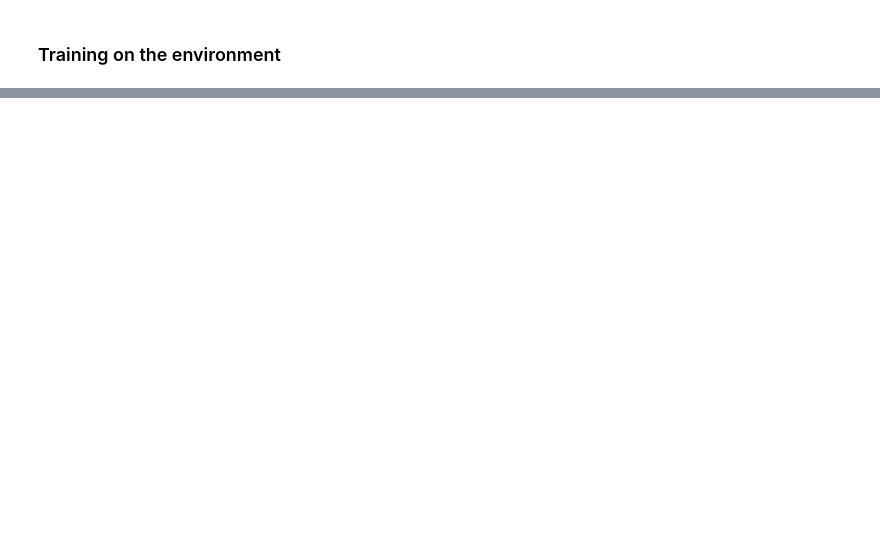
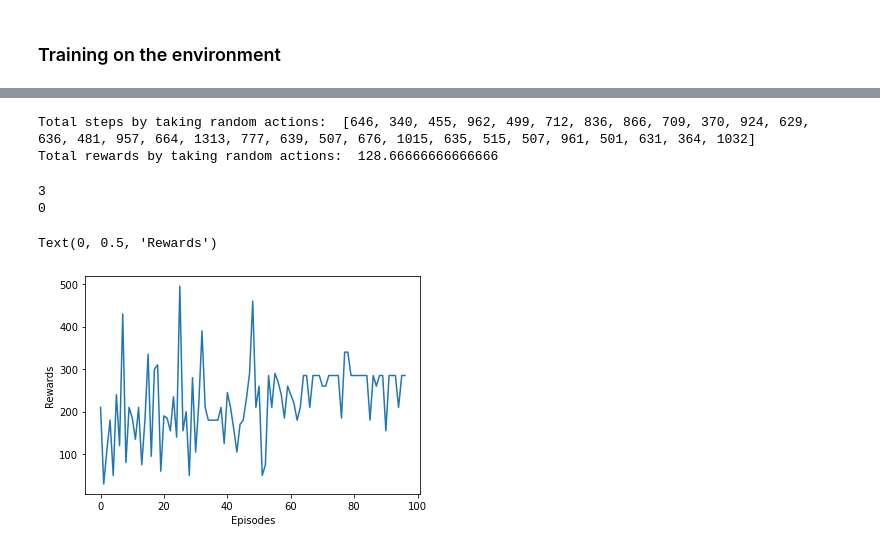
Before and after one commit to maxyang27896/Reinforcement-Learning-Algorithms, a Jupyter notebook: Atari Space Invader/Space_Invader_DQN_Keras.ipynb, the cells around one changed output, grey strips where cells are left out. Cells and saved outputs as stored; diff of their text form; code cells hidden in the pictures; blank space fills up the shorter version.

```diff
--- a/Atari Space Invader/Space_Invader_DQN_Keras.ipynb
+++ b/Atari Space Invader/Space_Invader_DQN_Keras.ipynb
@@ -318,7 +491,10 @@ Memory length:  774
+# %%
+def update_model():
+    TargetDQNewtork.set_weights(DQNetwork.get_weights())
 # %%
 # Check time taken to train for 1 batch
 start_time = time.time()
-history = model_fit(BATCH_SIZE)
+history = model_train(BATCH_SIZE)
 print("Loss is :", history.history['loss'][0])
 print("Elapsed_time: ", time.time() - start_time)
 # %% [output]
@@ -327,3 +501,0 @@ Elapsed_time:  2.338273525238037
-# %%
-state, action, reward, state_next, done = memory.buffer[0]
-plot_frames([state[:,:,i] for i in range(0,4)], ['Frame ' + str(1) for i in range(0,4)])
@@ -332,5 +501,0 @@ plot_frames([state[:,:,i] for i in range(0,4)], ['Frame ' + str(1) for i in rang
-# %%
-import itertools
-deque_slice = deque(itertools.islice(memory.buffer, 600, 606))
-for state, action, reward, state_next, done in deque_slice:
-    plot_frames([state[:,:,i] for i in range(0,4)], ['Frame ' + str(1) for i in range(0,4)])
@@ -426 +668,9 @@ Afte 200 steps, exploration rate: 0.9802, reward: 30.0, Model loss: 0.5666, Time
 KeyboardInterrupt:
+# %%
+# DO a DQN and TargetDQN Test before training    # For debugging AVERAGE REWARD IS +-50
+steps, total_reward = test(30, model = DQNetwork, memory = None)
+print("Total steps by taking random actions: ", steps)
+print("Total rewards by taking random actions: ", total_reward)
+# %% [output]
+Total steps by taking random actions:  [646, 340, 455, 962, 499, 712, 836, 866, 709, 370, 924, 629, 636, 481, 957, 664, 1313, 777, 639, 507, 676, 1015, 635, 515, 507, 961, 501, 631, 364, 1032]
+Total rewards by taking random actions:  128.66666666666666
@@ -426,0 +681,14 @@ KeyboardInterrupt:
+# %%
+# Test if both models are the same    # For debugging
+print(np.argmax(DQNetwork(stacked_states[tf.newaxis,...])))
+print(np.argmax(TargetDQNewtork(stacked_states[tf.newaxis,...])))
+# %% [output]
+3
+0
+# %%
+plt.plot(reward_list)    # For debugging reward for each episode DQN
+plt.xlabel('Episodes')
+plt.ylabel('Rewards')
+# %% [output]
+Text(0, 0.5, 'Rewards')
+[figure, added]
```
Also changed, not shown: parts of 41 cells of this notebook, 18 other files.
